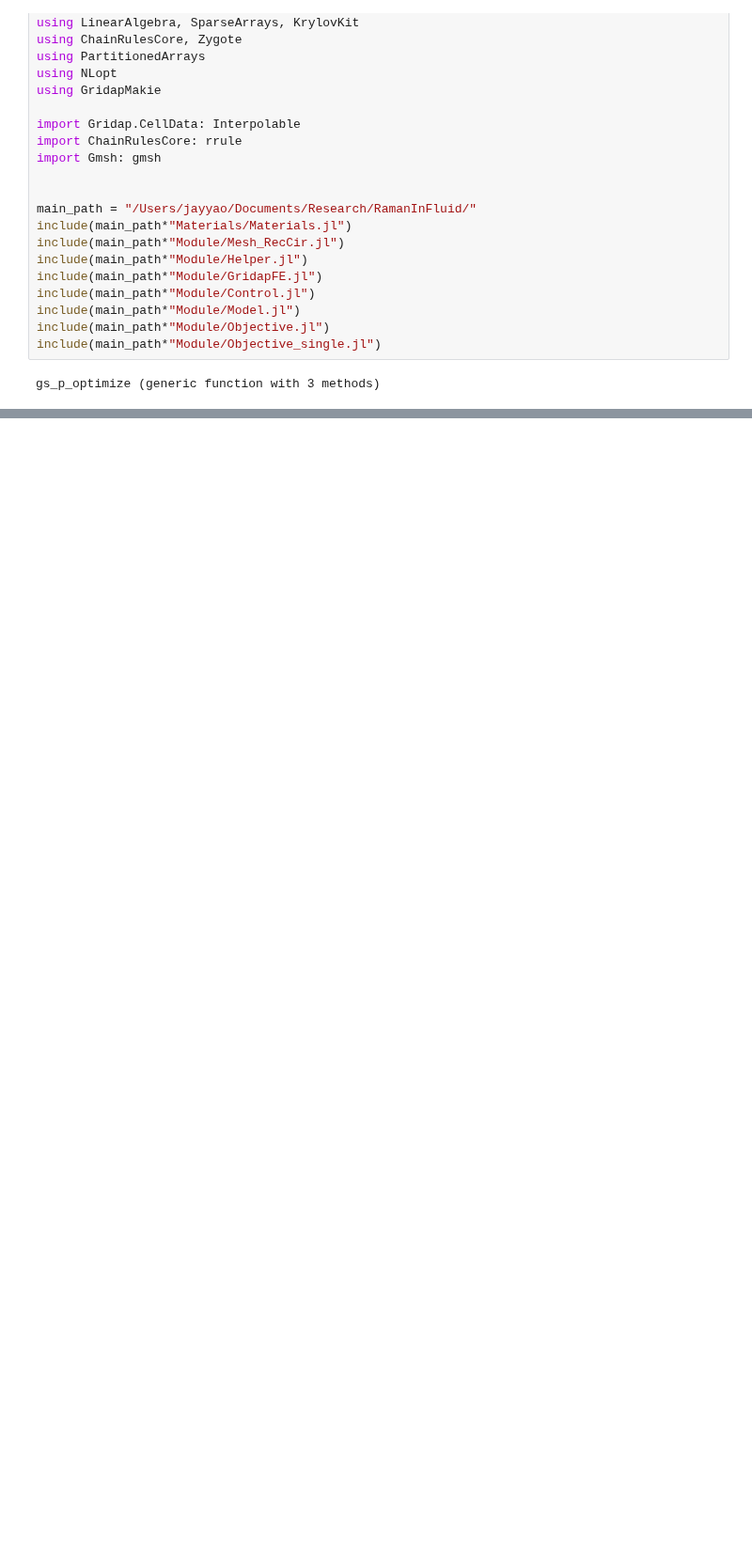
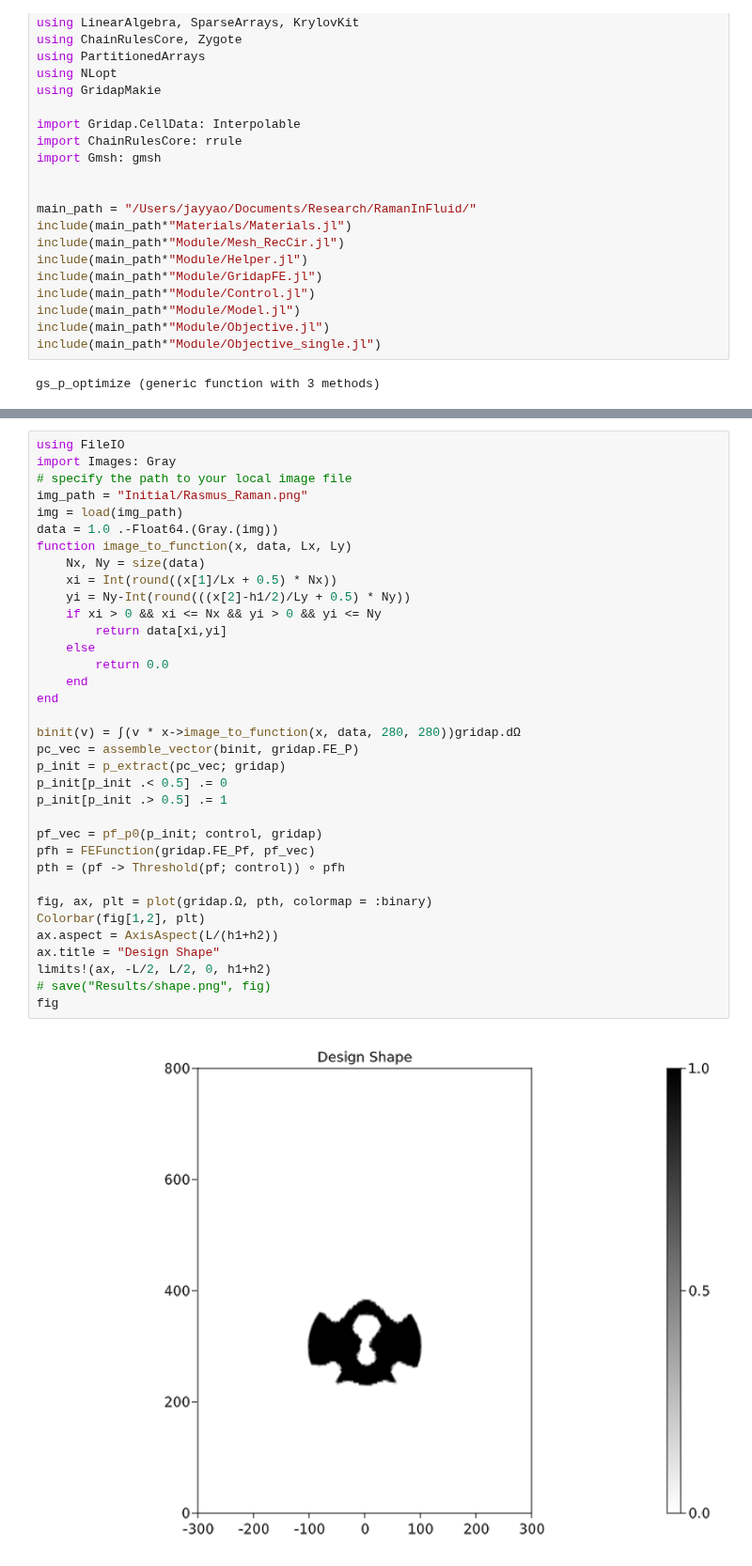
Before and after one commit to WenjieYao/RamanInFluid, a Jupyter notebook: Main_validate_single.ipynb, the cells around one changed output, grey strips where cells are left out. Shown at 94% size. Cells and saved outputs as stored; diff of their text form; blank space fills up the shorter version.

```diff
--- a/Main_validate_single.ipynb
+++ b/Main_validate_single.ipynb
@@ -170,6 +168,43 @@ nm1
 #0.12931555555555557 + 3.1932im
 # %% [output]
 0.054007220216606505 + 3.42898916967509im
+# %%
+using FileIO
+import Images: Gray
+# specify the path to your local image file
+img_path = "Initial/Rasmus_Raman.png"
+img = load(img_path)
+data = 1.0 .-Float64.(Gray.(img))
+function image_to_function(x, data, Lx, Ly)
+    Nx, Ny = size(data)
+    xi = Int(round((x[1]/Lx + 0.5) * Nx))
+    yi = Ny-Int(round(((x[2]-h1/2)/Ly + 0.5) * Ny))
+    if xi > 0 && xi <= Nx && yi > 0 && yi <= Ny
+        return data[xi,yi]
+    else
+        return 0.0
+    end
+end
+
+binit(v) = ∫(v * x->image_to_function(x, data, 280, 280))gridap.dΩ
+pc_vec = assemble_vector(binit, gridap.FE_P)
+p_init = p_extract(pc_vec; gridap)
+p_init[p_init .< 0.5] .= 0
+p_init[p_init .> 0.5] .= 1
+
+pf_vec = pf_p0(p_init; control, gridap)
+pfh = FEFunction(gridap.FE_Pf, pf_vec)
+pth = (pf -> Threshold(pf; control)) ∘ pfh
+
+fig, ax, plt = plot(gridap.Ω, pth, colormap = :binary)
+Colorbar(fig[1,2], plt)
+ax.aspect = AxisAspect(L/(h1+h2))
+ax.title = "Design Shape"
+limits!(ax, -L/2, L/2, 0, h1+h2)
+# save("Results/shape.png", fig)
+fig
+# %% [output]
+[figure, added]
 # %%
 p_init = rand(gridap.np) * 0.9 + rand(gridap.np) * 1e-2
 β_list = [5.0, 10.0, 20.0, 30.0, 40.0, 60.0, 80.0]
```
Also changed, not shown: parts of 9 cells of this notebook, 26 other files.
